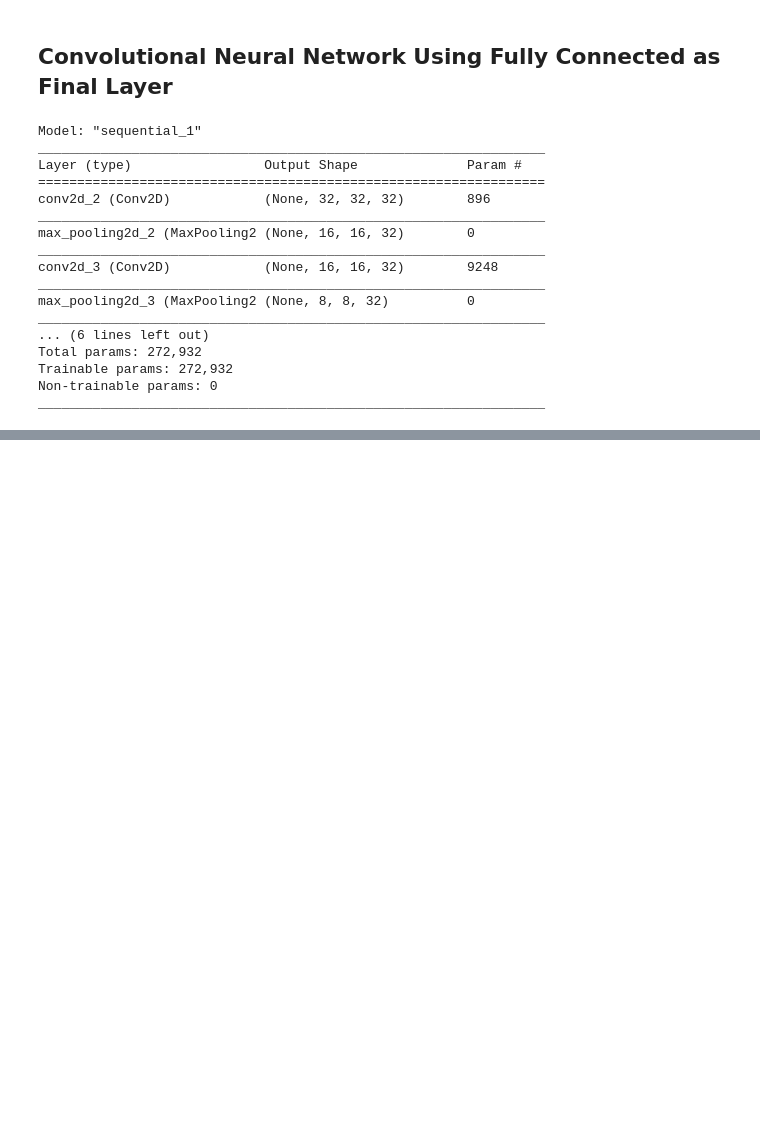
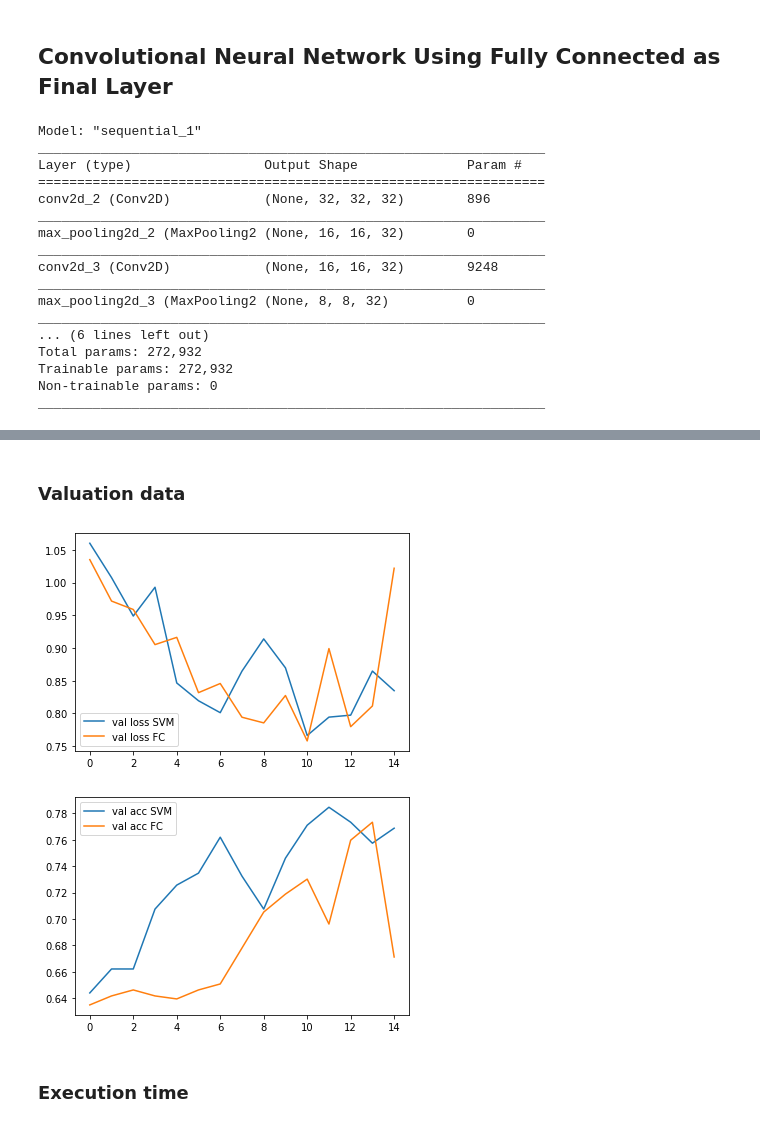
Before and after one commit to VeronicaSantello/Road-Sign-Classifier, a Jupyter notebook: AI Project Santello Veronica 870320.ipynb, the cells around one changed output, grey strips where cells are left out. Drawn from its saved outputs; the diff is of its cells as text; code cells hidden in the pictures; blank space fills up the shorter version.

```diff
--- a/AI Project Santello Veronica 870320.ipynb
+++ b/AI Project Santello Veronica 870320.ipynb
@@ -547,0 +566,20 @@ imshow(torchvision.utils.make_grid(images1))
+# %% [markdown]
+### Valuation data
+# %%
+# plot the loss
+import matplotlib.pyplot as plt
+plt.plot(r.history['val_loss'], label='val loss SVM')
+plt.plot(r1.history['val_loss'], label='val loss FC')
+plt.legend()
+plt.show()
+
+# plot the accuracy
+plt.plot(r.history['val_accuracy'], label='val acc SVM')
+plt.plot(r1.history['val_accuracy'], label='val acc FC')
+plt.legend()
+plt.show()
+# %% [output]
+[figure, added]
+[figure, added]
+# %% [markdown]
+### Execution time
```
Also changed, not shown: parts of 22 cells of this notebook, 1 other file.
